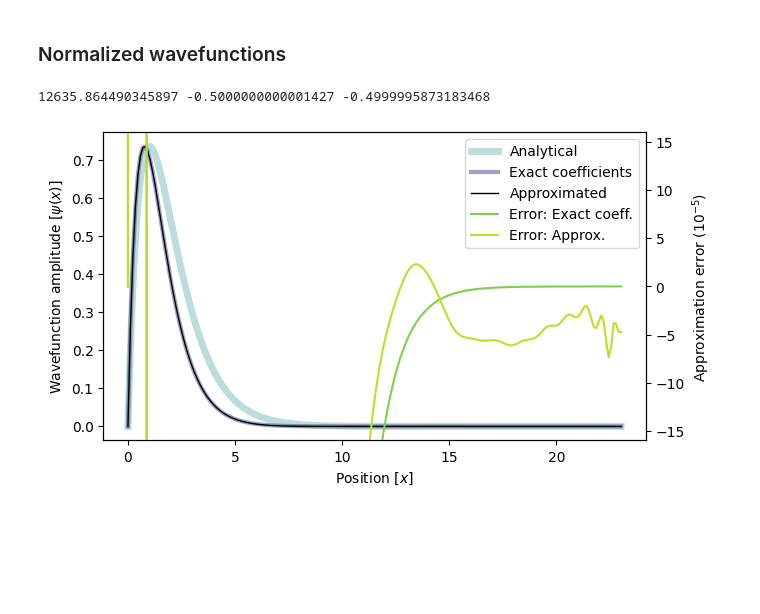
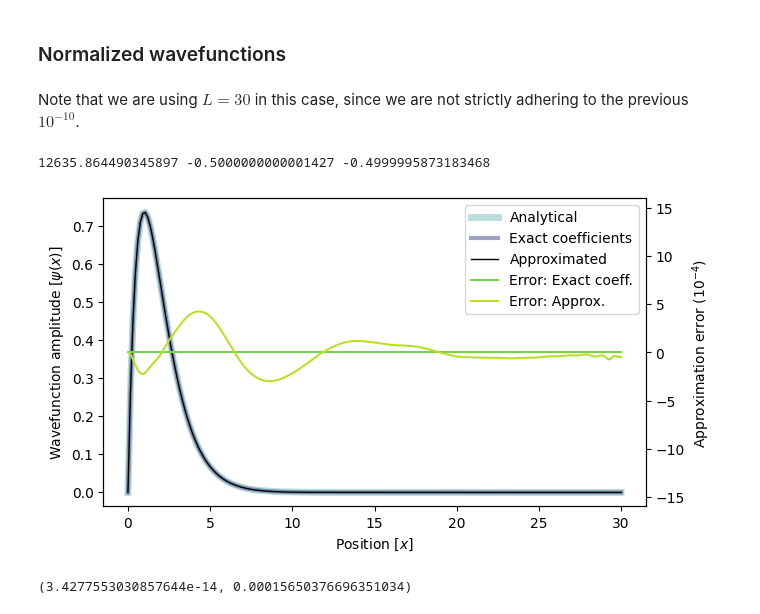
Before and after one commit to BelugaHaechi/garcia-theoretical-chemistry, a Jupyter notebook: Hatom-fix.ipynb, the cells around one changed output. Cells and saved outputs as stored; diff of their text form; code cells hidden in the pictures; blank space fills up the shorter version.

```diff
--- a/Hatom-fix.ipynb
+++ b/Hatom-fix.ipynb
@@ -512,6 +512,8 @@ plt.savefig('fig/hatom-fix.png', bbox_inches='tight', dpi=300)
 [figure]
 # %% [markdown]
 ### Normalized wavefunctions
+# %% [markdown]
+Note that we are using $L = 30$ in this case, since we are not strictly adhering to the previous $10^{-10}$.
 # %%
 # integrated function that does all the calculations together
 def solve_norm(n, Z=1, epsilon=1e-13):
@@ -589,35 +591,45 @@ print(s_int, e_exact, e_approx)
 # %% [output]
 12635.864490345897 -0.5000000000001427 -0.4999995873183468
 # %%
+L = 30
+Z = 1
 X = np.linspace(0,L,200)
 c_norm = c_approx / (s_int**0.5)
 y = np.array([np.dot(basis_eval(n-1, i), c_norm) for i in X])
 y2 = np.array([np.dot(basis_eval(n-1, i), c_exact) for i in X])
 
 phi = lambda r: 2*Z**(3/2) * r * (math.e)**(-Z * r)
 y3 = phi(X)
 
 fig, ax1 = plt.subplots(figsize=(7, 4))
 
 ax2 = ax1.twinx()
 
 ax2.set_ylim(-16, 16)
 
 ax1.set_xlabel(r'Position [$x$]')
 ax1.set_ylabel(r'Wavefunction amplitude [$\psi(x)$]')
-ax2.set_ylabel(r'Approximation error ($10^{-5}$)')
+ax2.set_ylabel(r'Approximation error ($10^{-4}$)')
 
 colors = plt.cm.viridis([.5, .2, .8, .9])
 
 p1 = ax1.plot(X, y3, color=colors[0], ls='-', alpha=0.3, lw=5, label='Analytical')
 p2 = ax1.plot(X, y2, color=colors[1], ls='-', alpha=0.5, lw=3, label='Exact coefficients')
 p3 = ax1.plot(X, y, color='k', ls='-', lw=1, label='Approximated')
 
-p4 = ax2.plot(X, (y2 - y3) * 100000, color=colors[2], ls='-', label='Error: Exact coeff.')
-p5 = ax2.plot(X, (y - y3) * 100000, color=colors[3], ls='-', label='Error: Approx.')
+p4 = ax2.plot(X, (y2 - y3) * 10000, color=colors[2], ls='-', label='Error: Exact coeff.')
+p5 = ax2.plot(X, (y - y3) * 10000, color=colors[3], ls='-', label='Error: Approx.')
 
 ax1.legend(handles=p1+p2+p3+p4+p5, loc='best')
 
 plt.savefig('fig/hatom-norm.png', bbox_inches='tight', dpi=300)
 # %% [output]
-[figure, old version]
+[figure, new version]
+# %%
+# Calculating RMSE
+size = len(X)
+rmse_exact = np.linalg.norm(y2 - y3) / np.sqrt(size)
+rmse_approx = np.linalg.norm(y - y3) / np.sqrt(size)
+rmse_exact, rmse_approx
+# %% [output]
+(3.4277553030857644e-14, 0.00015650376696351034)
```
Also changed, not shown: parts of 1 cell of this notebook, 1 other file.
